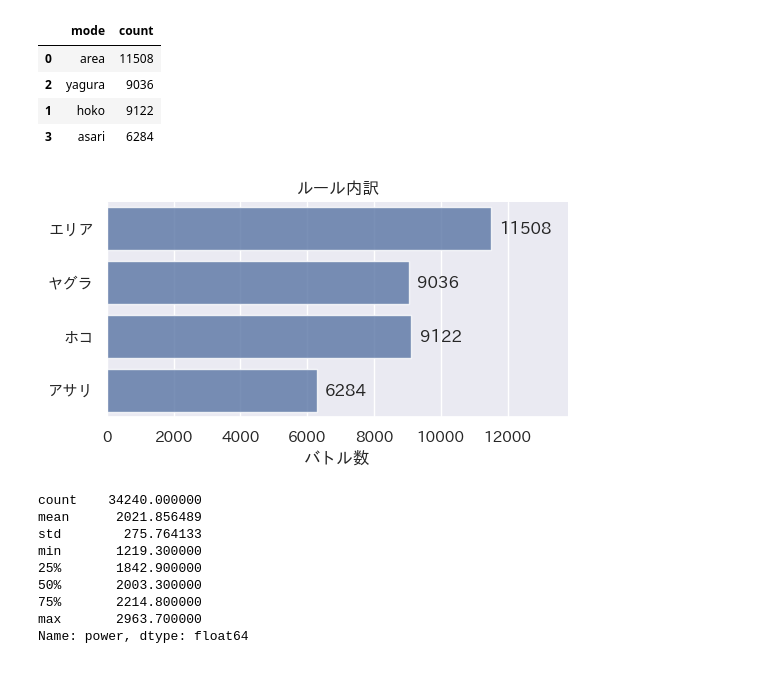
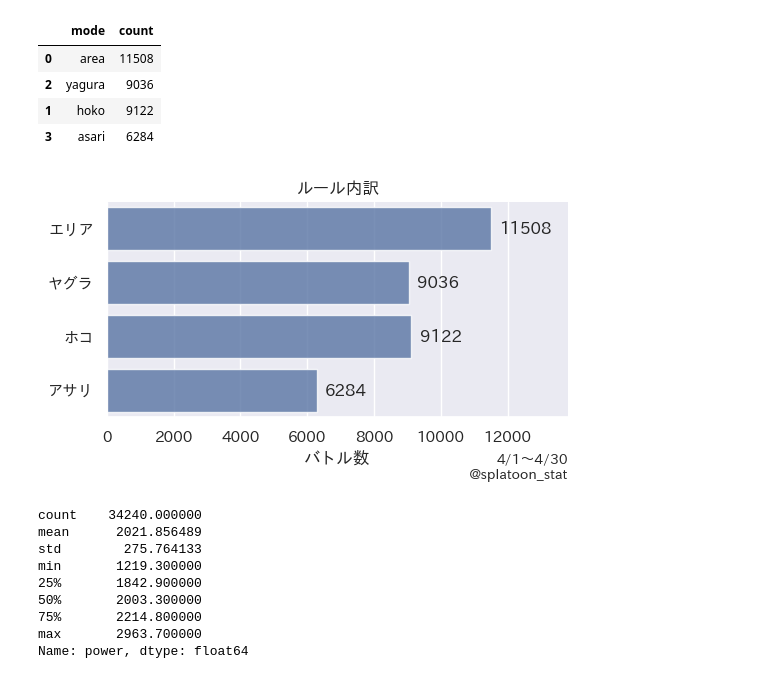
Before and after one commit to splatoonstat/splat-stat, a Jupyter notebook: src/power_distribution.ipynb, the cells around one changed output. Cells and saved outputs as stored; diff of their text form; code cells hidden in the pictures.

Commit message:
add credit

```diff
--- a/src/power_distribution.ipynb
+++ b/src/power_distribution.ipynb
@@ -34,34 +35,35 @@ from packages.japanize import japanize
 
 sns.set_theme()
 japanize()
 
 translations = i18n.get_translations(custom_translation_df=pd.DataFrame([
     { "key": "breakdown", "name-ja": "ルール内訳", "name-en": "Breakdown of battles" },
     { "key": "battle_num", "name-ja": "バトル数", "name-en": "Number of battles" },
 ]), locale=locale)
 
 g = sns.catplot(
     data=mode_count,
     x="count",
     y="mode",
     kind="bar",
     color="b",
     alpha=0.8,
     height=3,
     aspect=2,
 )
 ax = g.ax
 ax.bar_label(ax.containers[0], fmt="%.0f", padding=6)
 ax.set(
     title=translations["breakdown"],
     xlabel=translations["battle_num"],
     ylabel="",
     yticklabels=map(lambda x: translations[x], d.MODE_ORDER),
     xlim=(0, mode_count["count"].max() * 1.2),
 )
+u.credit(g.ax, g.fig, i18n.battles_to_duration_str(battles, locale))
 plt.show()
 # %% [output]
-[figure, old version]
+[figure, new version]
 # %%
 power_agg = battles["power"].describe()
 power_agg
```
Also changed, not shown: parts of 2 cells of this notebook, 4 other files.
